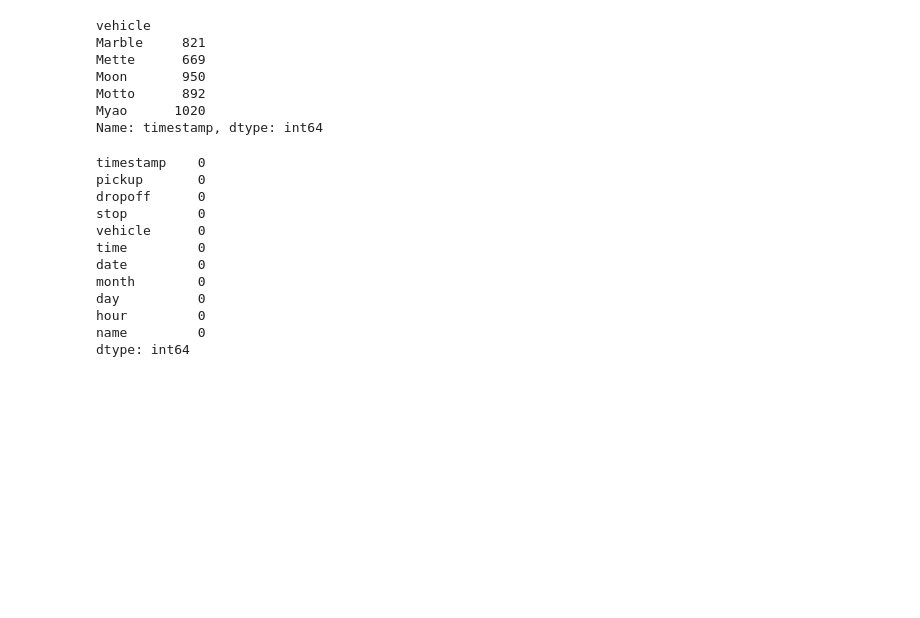
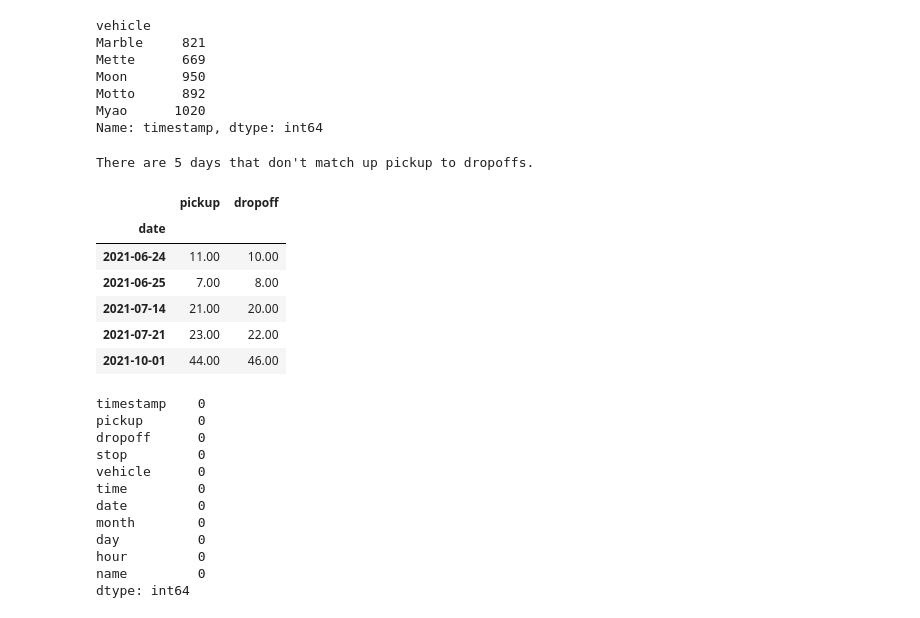
Before and after one commit to jrosilam/MayMobility_TakeHome, a Jupyter notebook: takehome_test.ipynb, the cells around one changed output. Saved outputs shown, nothing was run; the diff lists cells and outputs as text; code cells hidden in the pictures; blank space fills up the shorter version.

```diff
--- a/takehome_test.ipynb
+++ b/takehome_test.ipynb
@@ -489,6 +489,21 @@ Moon       950
 Motto      892
 Myao      1020
 Name: timestamp, dtype: int64
+# %%
+# find where pickups dont equal dropoffs
+pick_drop = ridership_df.groupby(ridership_df["date"]).sum(numeric_only=True)
+idx_not_equal = pick_drop["pickup"] != pick_drop["dropoff"]
+print(f'There are {pick_drop.iloc[:,1][idx_not_equal].count()} days that don\'t match up pickup to dropoffs.')
+pick_drop[idx_not_equal]
+# %% [output]
+There are 5 days that don't match up pickup to dropoffs.
+|  | pickup | dropoff |
+| date |  |  |
+| 2021-06-24 | 11.00 | 10.00 |
+| 2021-06-25 | 7.00 | 8.00 |
+| 2021-07-14 | 21.00 | 20.00 |
+| 2021-07-21 | 23.00 | 22.00 |
+| 2021-10-01 | 44.00 | 46.00 |
 # %%
 # remove error inputs
 ridership_df_clean = ridership_df.drop(entry_error_ridership_df.index)
```
Also changed, not shown: parts of 12 cells of this notebook.
